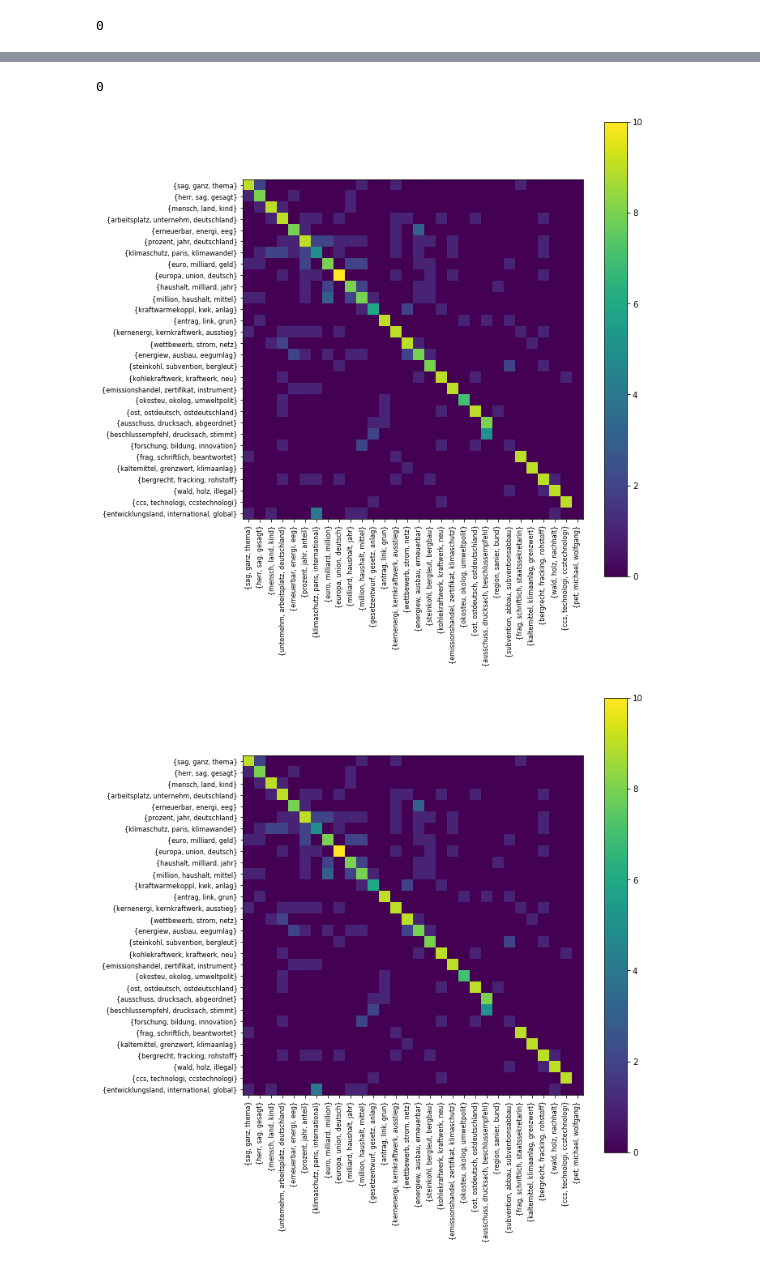
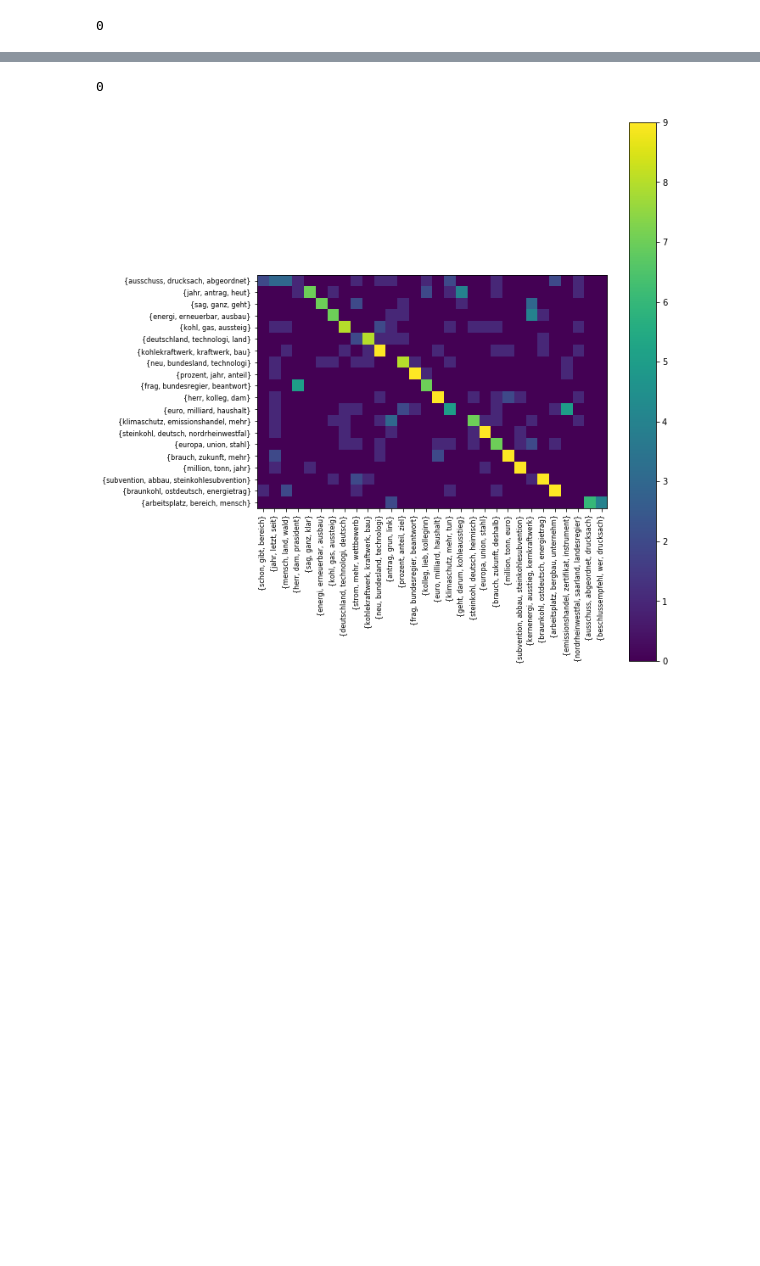
Before and after one commit to mcc-apsis/coal-discourse, a Jupyter notebook: topic_comparison_new_with_bipartite_graph.ipynb, the cells around one changed output, grey strips where cells are left out. Saved outputs shown, nothing was run; the diff lists cells and outputs as text; code cells hidden in the pictures; blank space fills up the shorter version.

```diff
--- a/topic_comparison_new_with_bipartite_graph.ipynb
+++ b/topic_comparison_new_with_bipartite_graph.ipynb
@@ -33,11 +33,12 @@ from utils.topic_comparison import save_topic_list_as_table, draw_bipartite_topi
 # %%
 #RunStats.objects.filter(psearch__title="Kohle pdf utterance", method='NM', K=50)
 # %%
-K=30
+K1 = 20
+K2 = 30
 method = 'NM'
 search_word = "Kohle"
-run_id1 = RunStats.objects.get(psearch__title="{} tei utterance".format(search_word), method=method, K=K).run_id
-run_id2 = RunStats.objects.get(psearch__title="{} pdf utterance".format(search_word), method=method, K=K).run_id
+run_id1 = RunStats.objects.get(psearch__title="{} tei paragraph".format(search_word), method=method, K=K1).run_id
+run_id2 = RunStats.objects.get(psearch__title="{} tei paragraph".format(search_word), method=method, K=K2).run_id
 
 stat1 = RunStats.objects.get(pk=run_id1)
 topics1 = Topic.objects.filter(run_id=stat1.parent_run_id).order_by('-score')
@@ -51,13 +75,15 @@ save_topic_list_as_table(topics1, "topic_list_{}_{}_K{}_tei.csv".format(search_w
 # %%
+#Top Word Overlap comparison method
 % matplotlib inline
 
 runs = [run_id1, run_id2]
 runs = RunStats.objects.filter(pk__in=runs).order_by('K')
 
 res_tw, ss, score_matrix = compare_topic_queryset(runs, order_by_str='-score')
-options = {'fname': "/media/Data/MCC/tmv_notebooks/comparison"}
+
+options = {'fname': "/home/leey/coal-discourse"}
 save_res(runs, [res_tw,ss], options)
 
-draw_score_matrix(score_matrix, topics1, topics2, match=True, filename="topword_score_matrix_{}_{}_K{}.pdf".format(search_word, method, K))
-draw_score_matrix(score_matrix, topics1, topics2, match=True, filename="topword_score_matrix_{}_{}_K{}.png".format(search_word, method, K))
+#draw_score_matrix(score_matrix[0], topics1, topics2, match=True, filename="topword_score_matrix_{}_{}_K{}.pdf".format(search_word, method, K))
+draw_score_matrix(score_matrix, topics1, topics2, match=True, filename="topword_score_matrix_{}_{}_K{}_{}.png".format(search_word, method, K1, K2))
 # %% [output]
@@ -72,4 +95,3 @@ max cols:       230.0
 0
-[figure, old version]
+[figure, new version]
-[figure, removed]
 # %%
```
Also changed, not shown: parts of 11 cells of this notebook, 33 other files.
